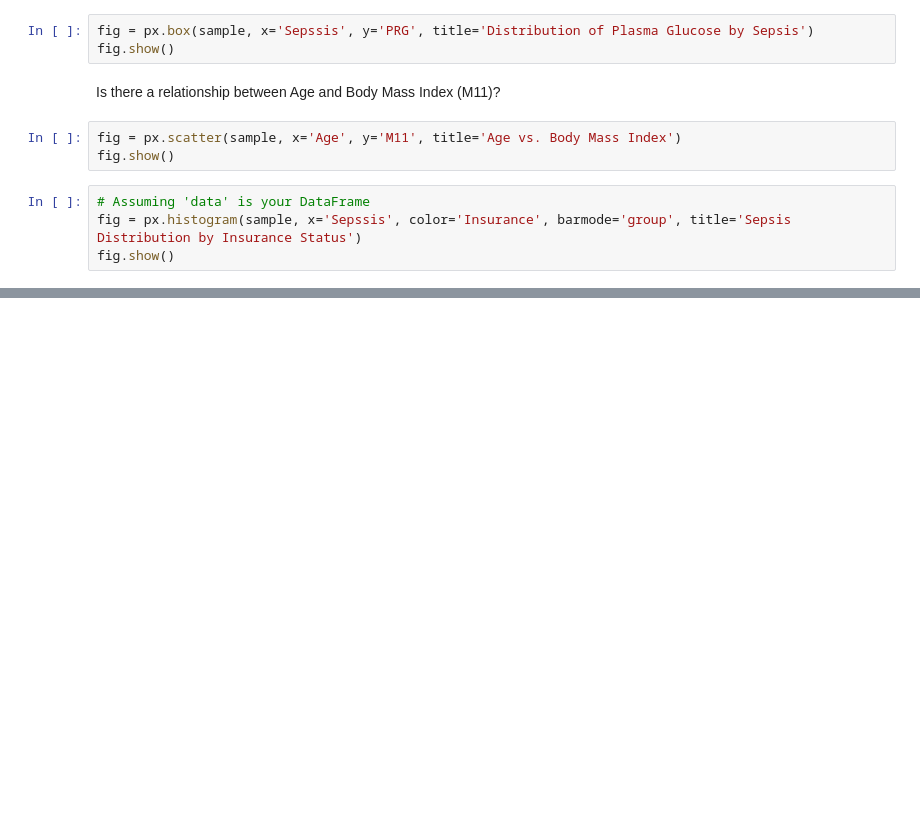
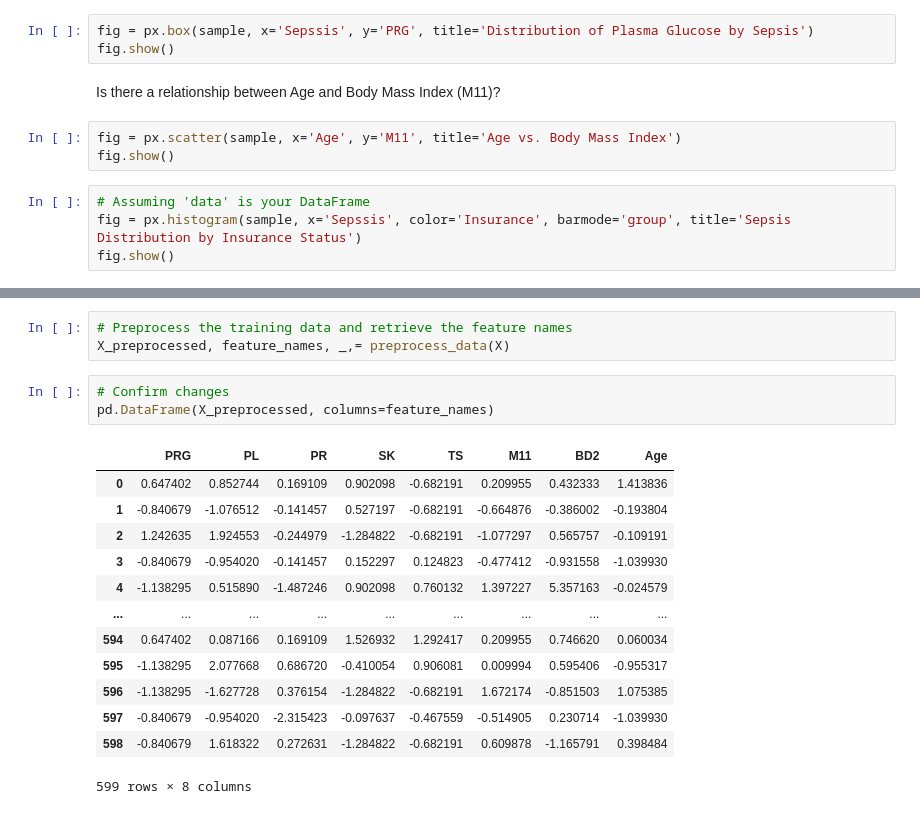
Before and after one commit to snyamson/P6-Sepsis-ML-Prediction-FastAPI, a Jupyter notebook: notebook/sepsis-ml-prediction.ipynb, the cells around one changed output, grey strips where cells are left out. Drawn from its saved outputs; the diff is of its cells as text; blank space fills up the shorter version.

```diff
--- a/notebook/sepsis-ml-prediction.ipynb
+++ b/notebook/sepsis-ml-prediction.ipynb
@@ -319,0 +461,20 @@ fig.show()
+# %%
+# Preprocess the training data and retrieve the feature names
+X_preprocessed, feature_names, _,= preprocess_data(X)
+# %%
+# Confirm changes
+pd.DataFrame(X_preprocessed, columns=feature_names)
+# %% [output]
+|  | PRG | PL | PR | SK | TS | M11 | BD2 | Age |
+| 0 | 0.647402 | 0.852744 | 0.169109 | 0.902098 | -0.682191 | 0.209955 | 0.432333 | 1.413836 |
+| 1 | -0.840679 | -1.076512 | -0.141457 | 0.527197 | -0.682191 | -0.664876 | -0.386002 | -0.193804 |
+| 2 | 1.242635 | 1.924553 | -0.244979 | -1.284822 | -0.682191 | -1.077297 | 0.565757 | -0.109191 |
+| 3 | -0.840679 | -0.954020 | -0.141457 | 0.152297 | 0.124823 | -0.477412 | -0.931558 | -1.039930 |
+| 4 | -1.138295 | 0.515890 | -1.487246 | 0.902098 | 0.760132 | 1.397227 | 5.357163 | -0.024579 |
+| ... | ... | ... | ... | ... | ... | ... | ... | ... |
+| 594 | 0.647402 | 0.087166 | 0.169109 | 1.526932 | 1.292417 | 0.209955 | 0.746620 | 0.060034 |
+| 595 | -1.138295 | 2.077668 | 0.686720 | -0.410054 | 0.906081 | 0.009994 | 0.595406 | -0.955317 |
+| 596 | -1.138295 | -1.627728 | 0.376154 | -1.284822 | -0.682191 | 1.672174 | -0.851503 | 1.075385 |
+| 597 | -0.840679 | -0.954020 | -2.315423 | -0.097637 | -0.467559 | -0.514905 | 0.230714 | -1.039930 |
+| 598 | -0.840679 | 1.618322 | 0.272631 | -1.284822 | -0.682191 | 0.609878 | -1.165791 | 0.398484 |
+599 rows × 8 columns
```
Also changed, not shown: parts of 30 cells of this notebook, 2 other files.
